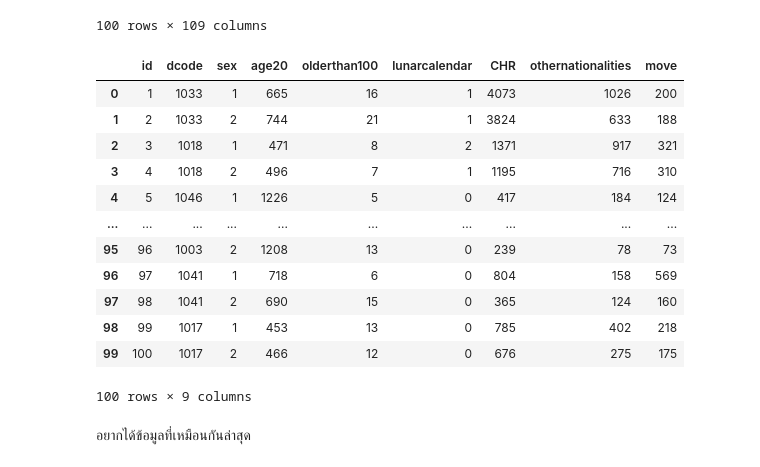
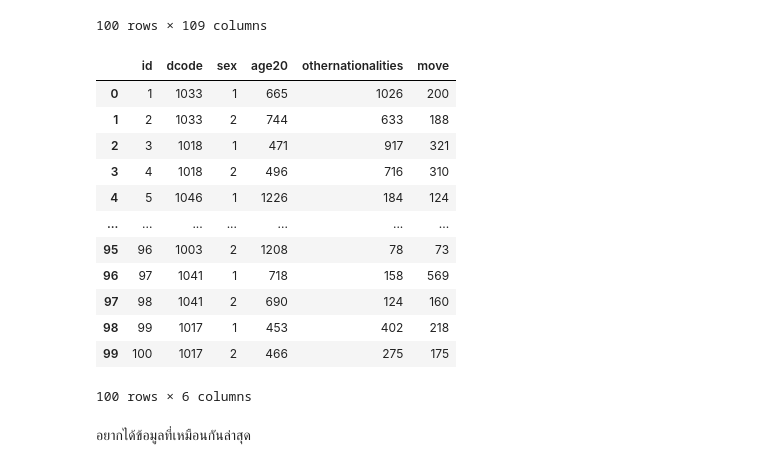
Before and after one commit to kittikhun62/DWDM21, a Jupyter notebook: project.ipynb, the cells around one changed output. Drawn from its saved outputs; the diff is of its cells as text; code cells hidden in the pictures.

```diff
--- a/project.ipynb
+++ b/project.ipynb
@@ -127,22 +127,22 @@ data2
 | 99 | 100 | 1017 | 2 | 339 | 349 | 342 | 359 | 341 | 361 | 376 | 368 | ... |
 100 rows × 109 columns
 # %%
-data2_New20 = data2[['id','dcode','sex','age20','olderthan100','lunarcalendar','CHR','othernationalities','move']]
-data2_New20
+data2_New20 = data2[['id','dcode','sex','age20','othernationalities','move']]
+data2_New20 #เลือกเฉพาะคอลัมที่ต้องการ เเละสร้างเป็นชื่อตัวเเปรใหม่ ตารางใหม่
 # %% [output]
-|  | id | dcode | sex | age20 | olderthan100 | lunarcalendar | CHR | othernationalities | move |
-| 0 | 1 | 1033 | 1 | 665 | 16 | 1 | 4073 | 1026 | 200 |
-| 1 | 2 | 1033 | 2 | 744 | 21 | 1 | 3824 | 633 | 188 |
-| 2 | 3 | 1018 | 1 | 471 | 8 | 2 | 1371 | 917 | 321 |
-| 3 | 4 | 1018 | 2 | 496 | 7 | 1 | 1195 | 716 | 310 |
-| 4 | 5 | 1046 | 1 | 1226 | 5 | 0 | 417 | 184 | 124 |
-| ... | ... | ... | ... | ... | ... | ... | ... | ... | ... |
-| 95 | 96 | 1003 | 2 | 1208 | 13 | 0 | 239 | 78 | 73 |
-| 96 | 97 | 1041 | 1 | 718 | 6 | 0 | 804 | 158 | 569 |
-| 97 | 98 | 1041 | 2 | 690 | 15 | 0 | 365 | 124 | 160 |
-| 98 | 99 | 1017 | 1 | 453 | 13 | 0 | 785 | 402 | 218 |
-| 99 | 100 | 1017 | 2 | 466 | 12 | 0 | 676 | 275 | 175 |
+|  | id | dcode | sex | age20 | othernationalities | move |
+| 0 | 1 | 1033 | 1 | 665 | 1026 | 200 |
+| 1 | 2 | 1033 | 2 | 744 | 633 | 188 |
+| 2 | 3 | 1018 | 1 | 471 | 917 | 321 |
+| 3 | 4 | 1018 | 2 | 496 | 716 | 310 |
+| 4 | 5 | 1046 | 1 | 1226 | 184 | 124 |
+| ... | ... | ... | ... | ... | ... | ... |
+| 95 | 96 | 1003 | 2 | 1208 | 78 | 73 |
+| 96 | 97 | 1041 | 1 | 718 | 158 | 569 |
+| 97 | 98 | 1041 | 2 | 690 | 124 | 160 |
+| 98 | 99 | 1017 | 1 | 453 | 402 | 218 |
+| 99 | 100 | 1017 | 2 | 466 | 275 | 175 |
-100 rows × 9 columns
+100 rows × 6 columns
 # %% [markdown]
 อยากได้ข้อมูลที่เหมือนกันล่าสุด
 # %% [markdown]
```
Also changed, not shown: parts of 8 cells of this notebook.
